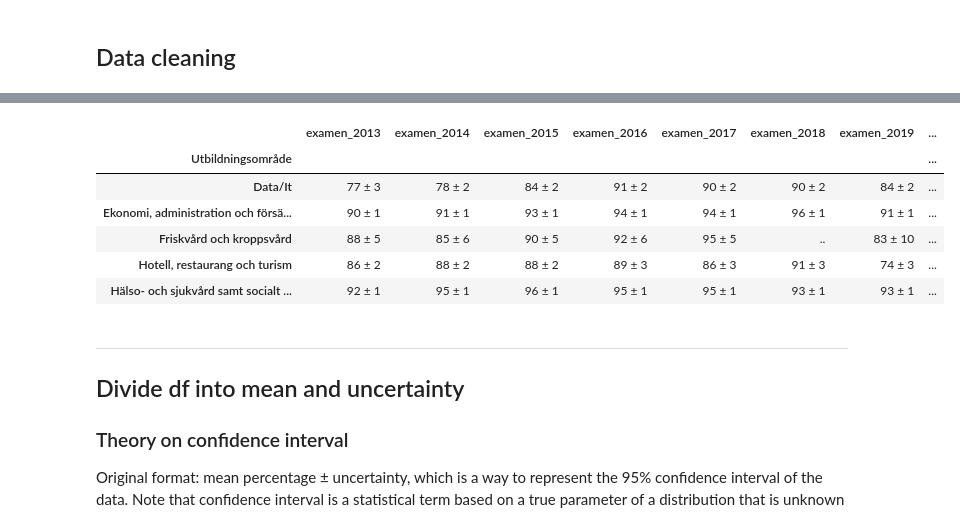
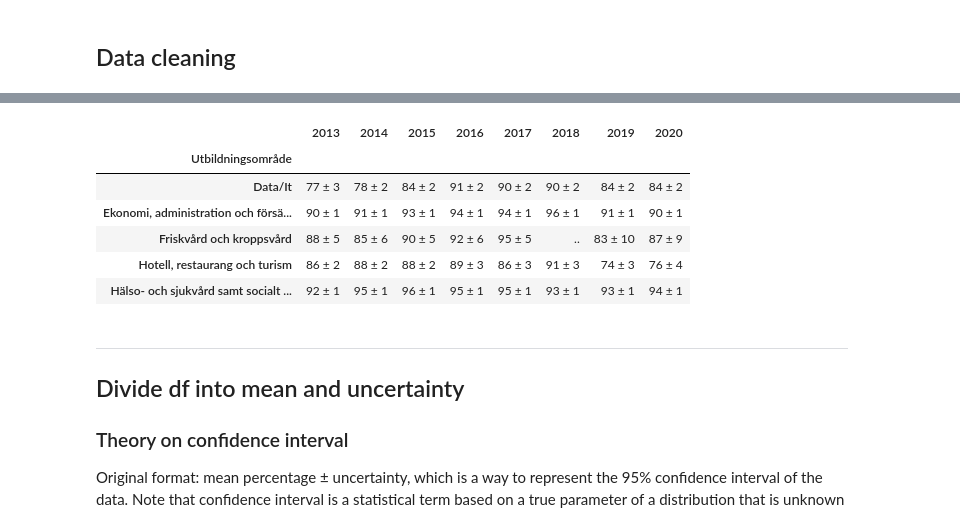
Before and after one commit to kokchun/PrataData, a Jupyter notebook: MYH/exploring_sysselsattning.ipynb, the cells around one changed output, grey strips where cells are left out. Saved outputs shown, nothing was run; the diff lists cells and outputs as text; code cells hidden in the pictures.

```diff
--- a/MYH/exploring_sysselsattning.ipynb
+++ b/MYH/exploring_sysselsattning.ipynb
@@ -18,16 +18,16 @@ df.head()
 | Hotell, restaurang och turism | 86 ± 2 | 88 ± 2 | 88 ± 2 | 89 ± 3 | ... |
 | Hälso- och sjukvård samt socialt ... | 92 ± 1 | 95 ± 1 | 96 ± 1 | 95 ± 1 | ... |
 # %%
-df.columns = [f"examen_{year}" for year in range(2013, 2021)]
+df.columns = [year for year in range(2013, 2021)]
 df.head()
 # %% [output]
-|  | examen_2013 | examen_2014 | examen_2015 | examen_2016 | examen_2017 | examen_2018 | examen_2019 | ... |
-| Utbildningsområde |  |  |  |  |  |  |  | ... |
-| Data/It | 77 ± 3 | 78 ± 2 | 84 ± 2 | 91 ± 2 | 90 ± 2 | 90 ± 2 | 84 ± 2 | ... |
-| Ekonomi, administration och försä... | 90 ± 1 | 91 ± 1 | 93 ± 1 | 94 ± 1 | 94 ± 1 | 96 ± 1 | 91 ± 1 | ... |
-| Friskvård och kroppsvård | 88 ± 5 | 85 ± 6 | 90 ± 5 | 92 ± 6 | 95 ± 5 | .. | 83 ± 10 | ... |
-| Hotell, restaurang och turism | 86 ± 2 | 88 ± 2 | 88 ± 2 | 89 ± 3 | 86 ± 3 | 91 ± 3 | 74 ± 3 | ... |
-| Hälso- och sjukvård samt socialt ... | 92 ± 1 | 95 ± 1 | 96 ± 1 | 95 ± 1 | 95 ± 1 | 93 ± 1 | 93 ± 1 | ... |
+|  | 2013 | 2014 | 2015 | 2016 | 2017 | 2018 | 2019 | 2020 |
+| Utbildningsområde |  |  |  |  |  |  |  |  |
+| Data/It | 77 ± 3 | 78 ± 2 | 84 ± 2 | 91 ± 2 | 90 ± 2 | 90 ± 2 | 84 ± 2 | 84 ± 2 |
+| Ekonomi, administration och försä... | 90 ± 1 | 91 ± 1 | 93 ± 1 | 94 ± 1 | 94 ± 1 | 96 ± 1 | 91 ± 1 | 90 ± 1 |
+| Friskvård och kroppsvård | 88 ± 5 | 85 ± 6 | 90 ± 5 | 92 ± 6 | 95 ± 5 | .. | 83 ± 10 | 87 ± 9 |
+| Hotell, restaurang och turism | 86 ± 2 | 88 ± 2 | 88 ± 2 | 89 ± 3 | 86 ± 3 | 91 ± 3 | 74 ± 3 | 76 ± 4 |
+| Hälso- och sjukvård samt socialt ... | 92 ± 1 | 95 ± 1 | 96 ± 1 | 95 ± 1 | 95 ± 1 | 93 ± 1 | 93 ± 1 | 94 ± 1 |
 # %% [markdown]
 ---
 ## Divide df into mean and uncertainty
```
Also changed, not shown: parts of 4 cells of this notebook.
